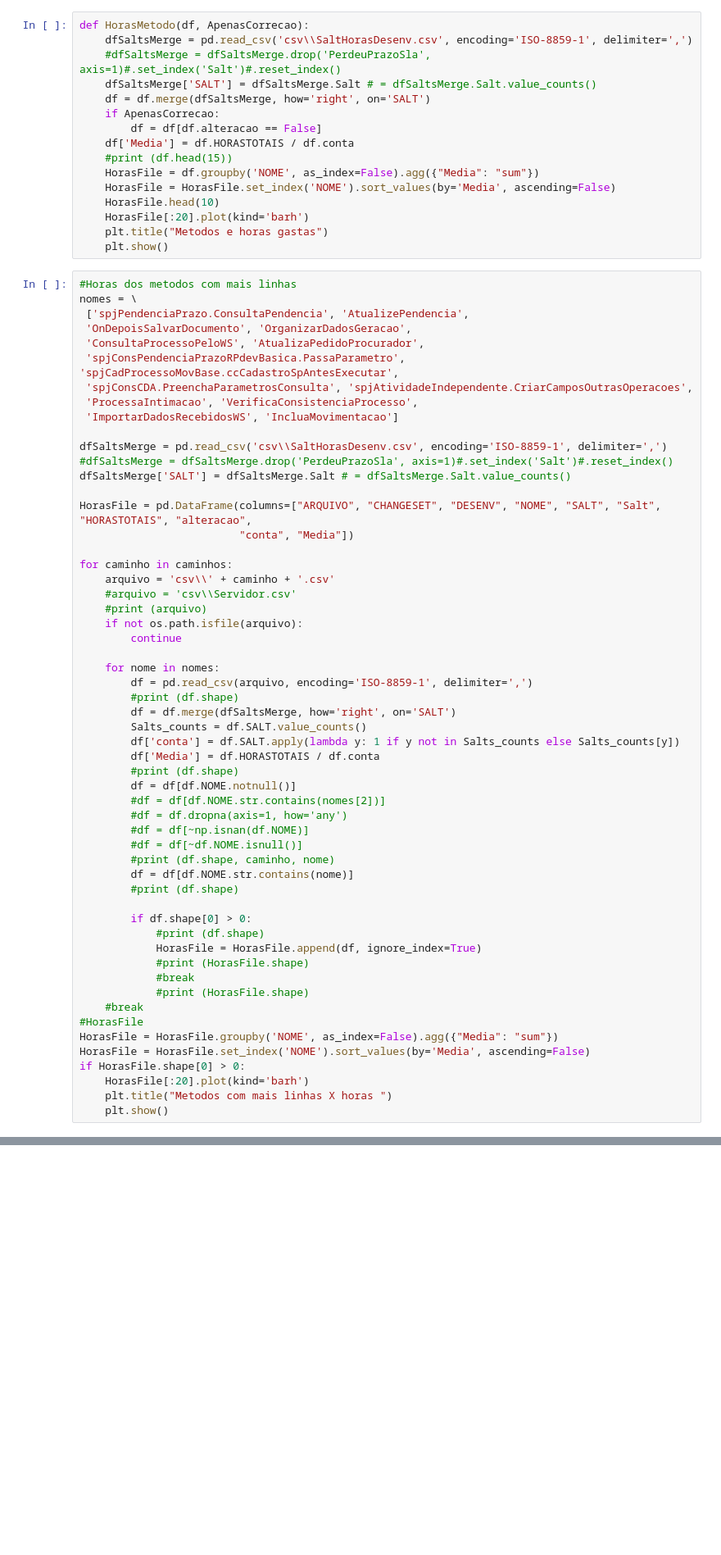
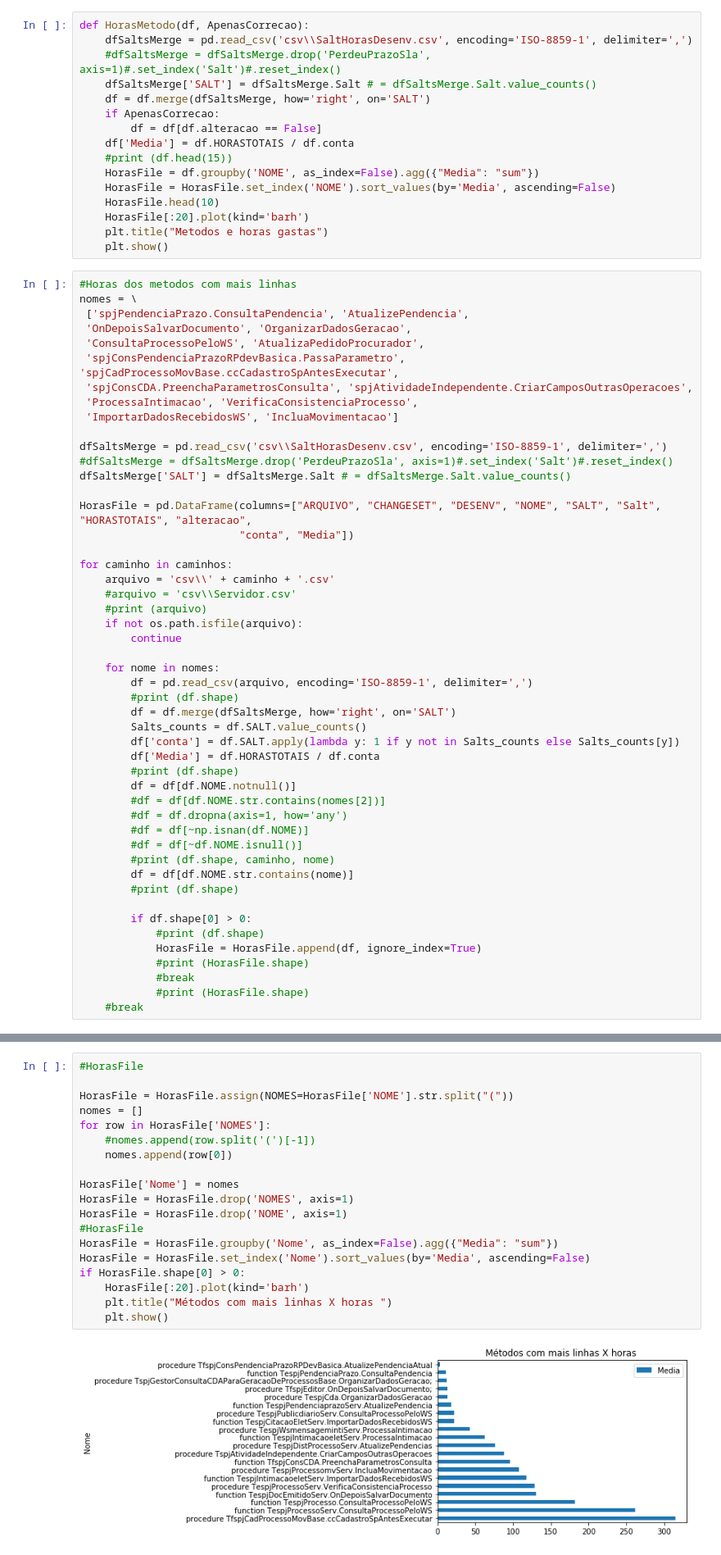
Before and after one commit to wilianselzlein/Metricas, a Jupyter notebook: Alteracoes.ipynb, the cells around one changed output, grey strips where cells are left out. Shown at 82% size. Cells and saved outputs as stored; diff of their text form; blank space fills up the shorter version.

```diff
--- a/Alteracoes.ipynb
+++ b/Alteracoes.ipynb
@@ -96,10 +96,3 @@ for caminho in caminhos:
             #break
             #print (HorasFile.shape)
     #break
-#HorasFile
-HorasFile = HorasFile.groupby('NOME', as_index=False).agg({"Media": "sum"})
-HorasFile = HorasFile.set_index('NOME').sort_values(by='Media', ascending=False)
-if HorasFile.shape[0] > 0:
-    HorasFile[:20].plot(kind='barh')
-    plt.title("Metodos com mais linhas X horas ")
-    plt.show()
@@ -108,3 +99,24 @@ if HorasFile.shape[0] > 0:
+# %%
+#HorasFile
+
+HorasFile = HorasFile.assign(NOMES=HorasFile['NOME'].str.split("("))
+nomes = []
+for row in HorasFile['NOMES']:
+    #nomes.append(row.split('(')[-1])
+    nomes.append(row[0])
+
+HorasFile['Nome'] = nomes
+HorasFile = HorasFile.drop('NOMES', axis=1)
+HorasFile = HorasFile.drop('NOME', axis=1)
+#HorasFile
+HorasFile = HorasFile.groupby('Nome', as_index=False).agg({"Media": "sum"})
+HorasFile = HorasFile.set_index('Nome').sort_values(by='Media', ascending=False)
+if HorasFile.shape[0] > 0:
+    HorasFile[:20].plot(kind='barh')
+    plt.title("Métodos com mais linhas X horas ")
+    plt.show()
+# %% [output]
+[figure, added]
 # %%
 nomes = ['ExecutaMetodoServidor', 'TspjDBaseBasica', 'InicializaSpSelect', 'TfspjTelaMenu']
 def RemoverMetodos(df):
```
Also changed, not shown: parts of 1 cell of this notebook, 1 other file.
